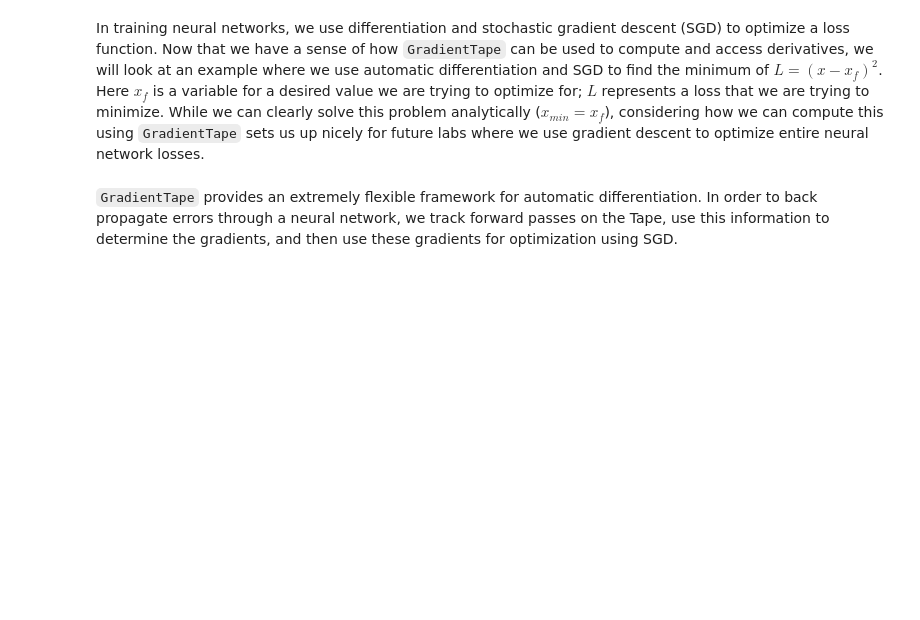
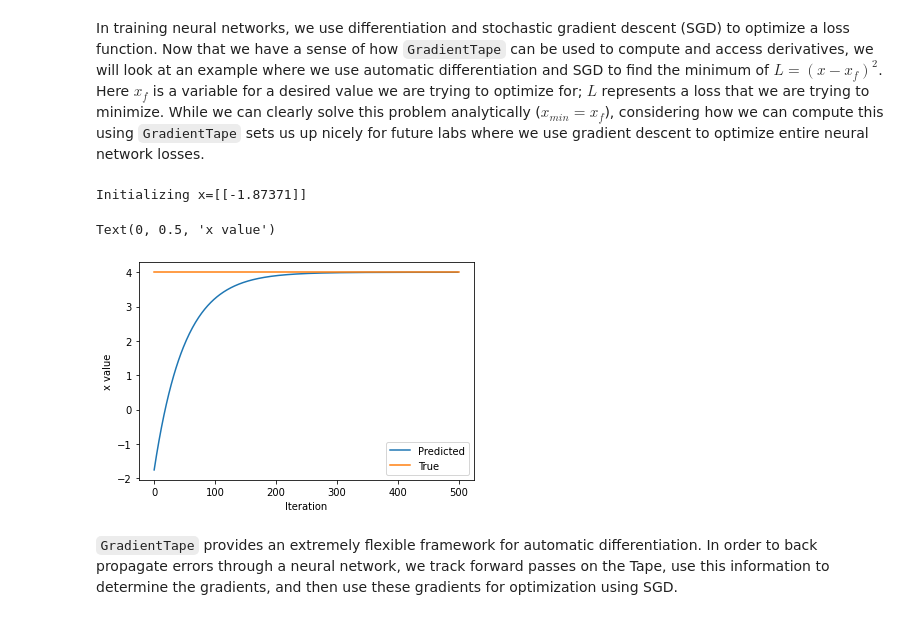
Before and after one commit to HardyHasan94/introtodeeplearning, a Jupyter notebook: lab1/Part1_TensorFlow.ipynb, the cells around one changed output. Cells and saved outputs as stored; diff of their text form; code cells hidden in the pictures; blank space fills up the shorter version.

```diff
--- a/lab1/Part1_TensorFlow.ipynb
+++ b/lab1/Part1_TensorFlow.ipynb
@@ -299,33 +351,37 @@ In training neural networks, we use differentiation and stochastic gradient desc
 # %%
 ### Function minimization with automatic differentiation and SGD ###
 
 # Initialize a random value for our initial x
 x = tf.Variable([tf.random.normal([1])])
 print("Initializing x={}".format(x.numpy()))
 
 learning_rate = 1e-2 # learning rate for SGD
 history = []
 # Define the target value
 x_f = 4
 
 # We will run SGD for a number of iterations. At each iteration, we compute the loss,
 #   compute the derivative of the loss with respect to x, and perform the SGD update.
 for i in range(500):
   with tf.GradientTape() as tape:
     '''TODO: define the loss as described above'''
-    loss = # TODO
+    loss = tf.pow(x - x_f, 2)
 
   # loss minimization using gradient tape
   grad = tape.gradient(loss, x) # compute the derivative of the loss with respect to x
   new_x = x - learning_rate*grad # sgd update
   x.assign(new_x) # update the value of x
   history.append(x.numpy()[0])
 
 # Plot the evolution of x as we optimize towards x_f!
 plt.plot(history)
 plt.plot([0, 500],[x_f,x_f])
 plt.legend(('Predicted', 'True'))
 plt.xlabel('Iteration')
 plt.ylabel('x value')
+# %% [output]
+Initializing x=[[-1.87371]]
+Text(0, 0.5, 'x value')
+[figure, added]
 # %% [markdown]
 `GradientTape` provides an extremely flexible framework for automatic differentiation. In order to back propagate errors through a neural network, we track forward passes on the Tape, use this information to determine the gradients, and then use these gradients for optimization using SGD.
```
Also changed, not shown: parts of 15 cells of this notebook.
